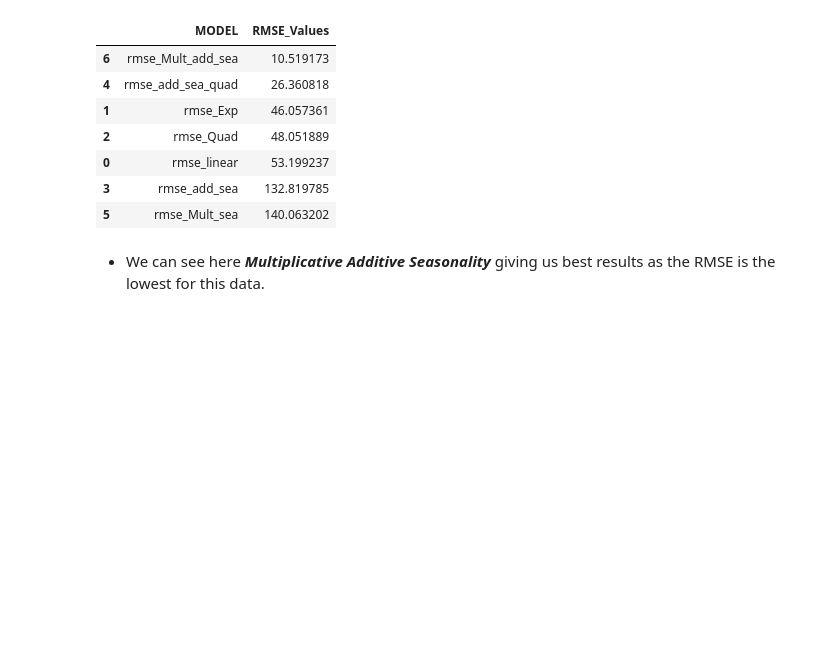
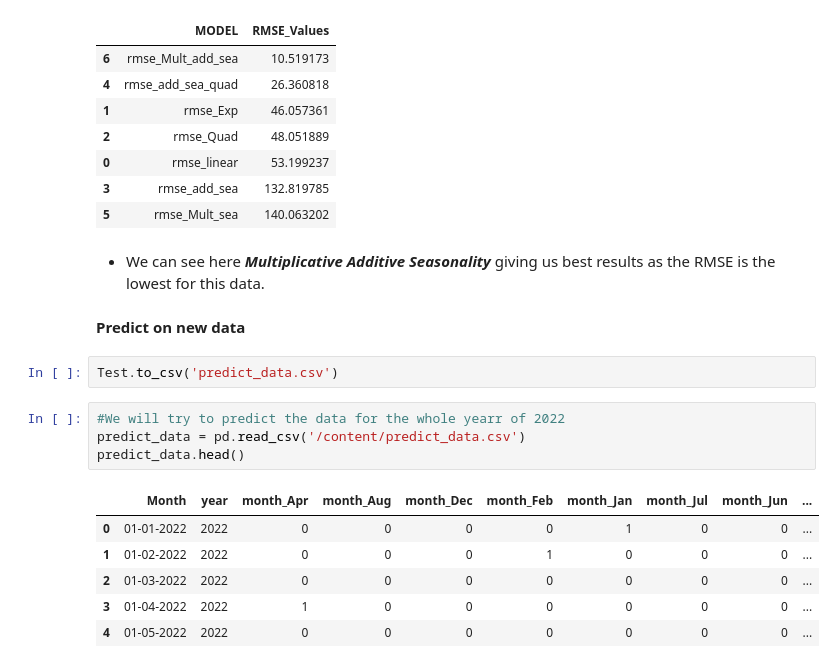
Before and after one commit to manasik29/Assignment_Forecasting_Airline_Passengers_Seats, a Jupyter notebook: Forecasting_Airlines_Passenger_Data.ipynb, the cells around one changed output. Cells and saved outputs as stored; diff of their text form; blank space fills up the shorter version.

```diff
--- a/Forecasting_Airlines_Passenger_Data.ipynb
+++ b/Forecasting_Airlines_Passenger_Data.ipynb
@@ -396,3 +398,18 @@ table_rmse.sort_values(['RMSE_Values'])
 | 5 | rmse_Mult_sea | 140.063202 |
 # %% [markdown]
 - We can see here ***Multiplicative Additive Seasonality*** giving us best results as the RMSE is the lowest for this data.
+# %% [markdown]
+**Predict on new data**
+# %%
+Test.to_csv('predict_data.csv')
+# %%
+#We will try to predict the data for the whole yearr of 2022
+predict_data = pd.read_csv('/content/predict_data.csv')
+predict_data.head()
+# %% [output]
+|  | Month | year | month_Apr | month_Aug | month_Dec | month_Feb | month_Jan | month_Jul | month_Jun | ... |
+| 0 | 01-01-2022 | 2022 | 0 | 0 | 0 | 0 | 1 | 0 | 0 | ... |
+| 1 | 01-02-2022 | 2022 | 0 | 0 | 0 | 1 | 0 | 0 | 0 | ... |
+| 2 | 01-03-2022 | 2022 | 0 | 0 | 0 | 0 | 0 | 0 | 0 | ... |
+| 3 | 01-04-2022 | 2022 | 1 | 0 | 0 | 0 | 0 | 0 | 0 | ... |
+| 4 | 01-05-2022 | 2022 | 0 | 0 | 0 | 0 | 0 | 0 | 0 | ... |
```
Also changed, not shown: parts of 13 cells of this notebook.
